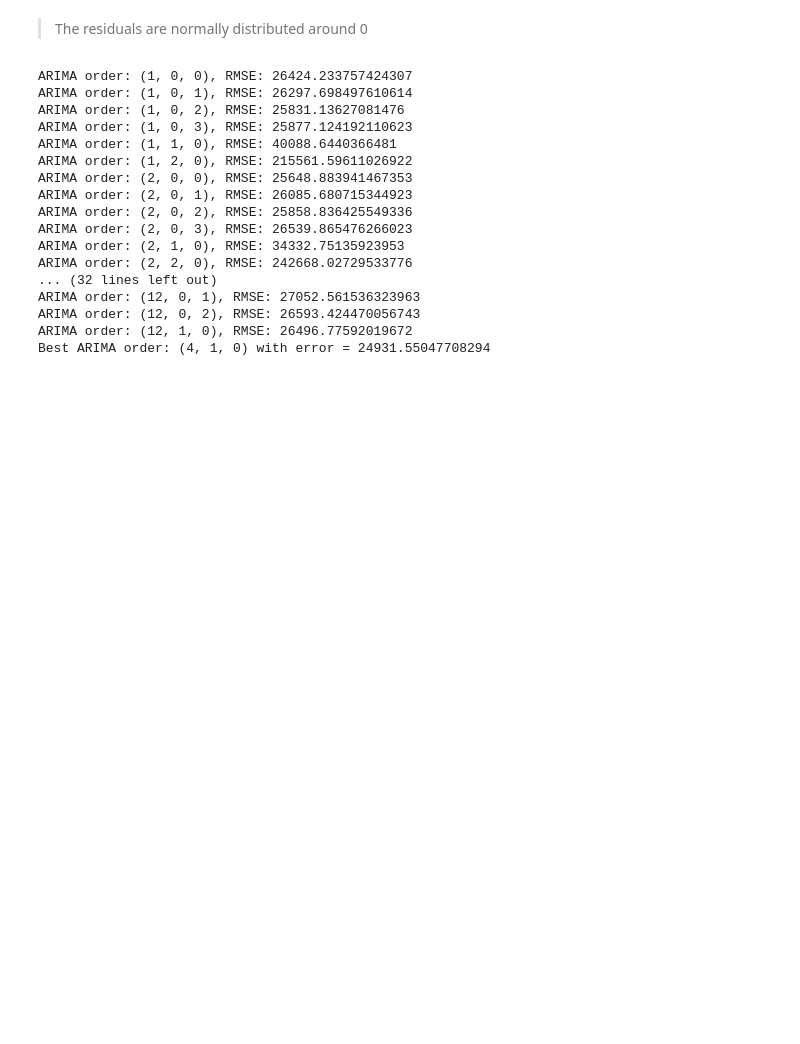
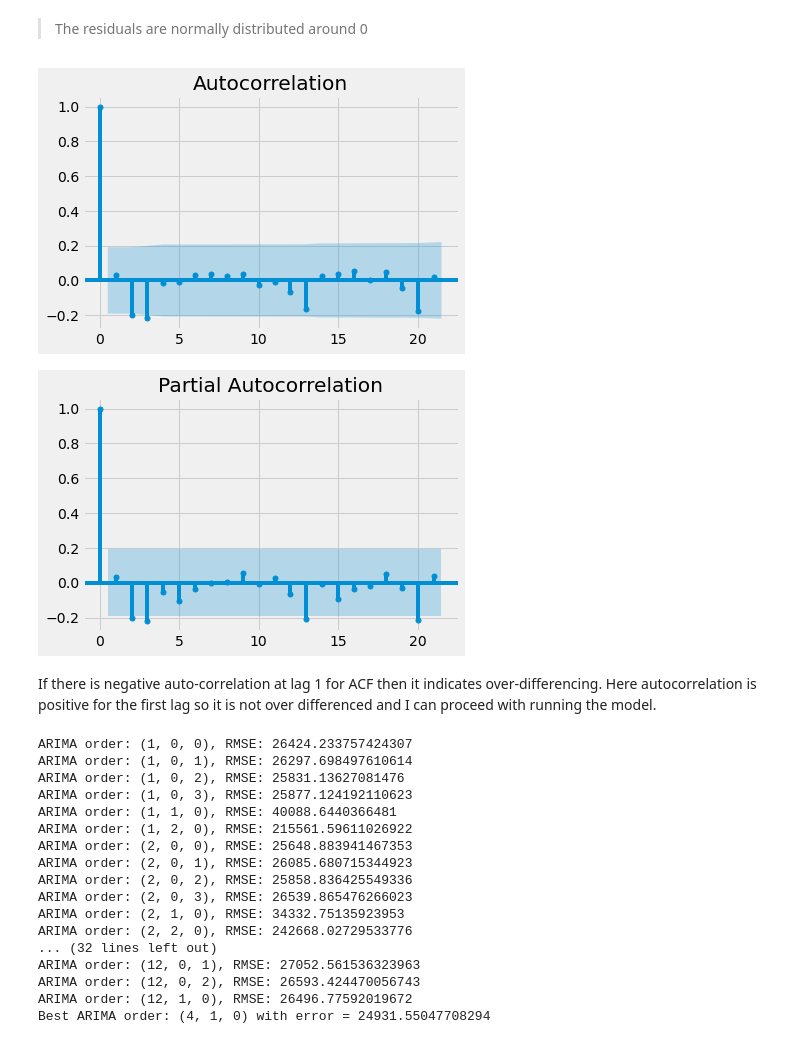
Before and after one commit to rime11/springboard, a Jupyter notebook: capstone_3/data modeling/data_modeling.ipynb, the cells around one changed output. Saved outputs shown, nothing was run; the diff lists cells and outputs as text; code cells hidden in the pictures; blank space fills up the shorter version.

Commit message:
modified last arima model

```diff
--- a/capstone_3/data modeling/data_modeling.ipynb
+++ b/capstone_3/data modeling/data_modeling.ipynb
@@ -960,6 +955,14 @@ df_sales_m['sales_diff'] = df_sales_m.diff()
 #create an array of the differenced values and drop nans
 X_diff = df_sales_m['sales_diff'].dropna()
 X_diff= X_diff.values
+# %%
+plot_acf(X_diff)
+plot_pacf(X_diff);
+# %% [output]
+[figure, added]
+[figure, added]
+# %% [markdown]
+If there is negative auto-correlation at lag 1 for ACF then it indicates over-differencing. Here autocorrelation is positive for the first lag so it is not over differenced and I can proceed with running the model.
 # %%
 #create train and test arrays
 
```
Also changed, not shown: parts of 11 cells of this notebook, 7 other files.
